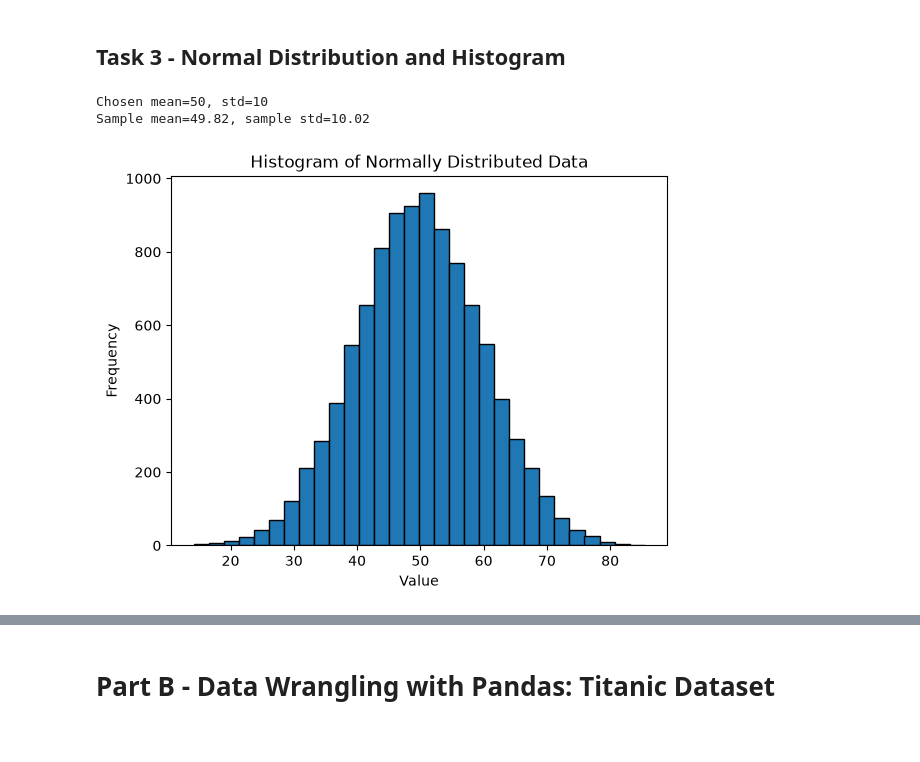
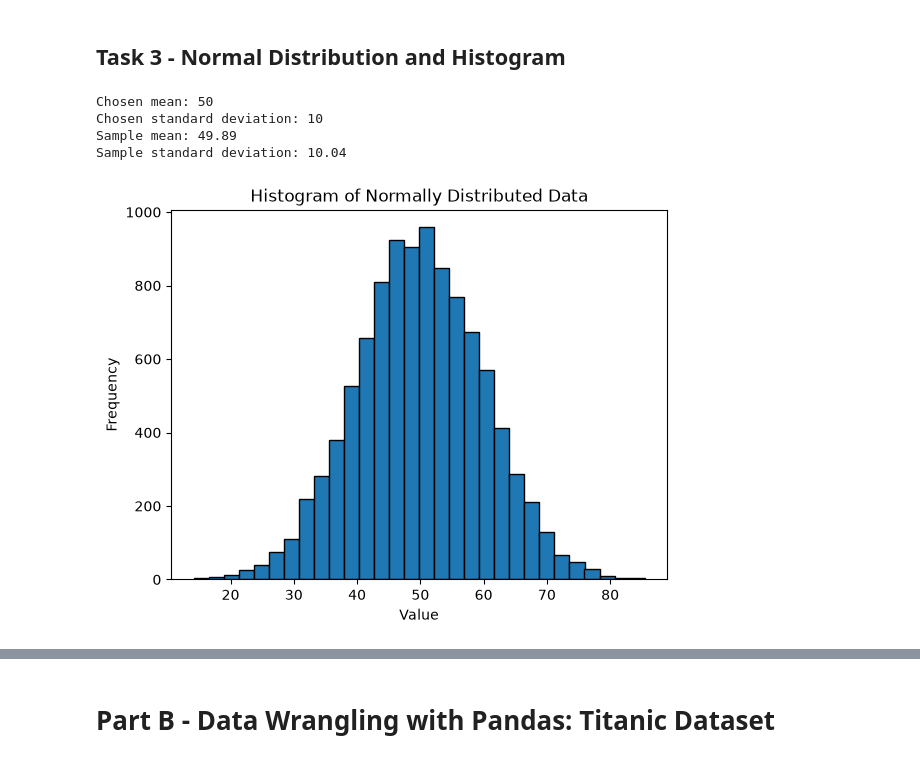
Before and after one commit to 202618064-dau/202618064_DS605, a Jupyter notebook: 202618064_LAB_002/202618064_LAB_002.ipynb, the cells around one changed output, grey strips where cells are left out. Cells and saved outputs as stored; diff of their text form; code cells hidden in the pictures.

```diff
--- a/202618064_LAB_002/202618064_LAB_002.ipynb
+++ b/202618064_LAB_002/202618064_LAB_002.ipynb
@@ -110,19 +231,33 @@ A @ A^-1:
 # %% [markdown]
 ## Task 3 - Normal Distribution and Histogram
 # %%
-mu, sigma = 50, 10  # chosen mean and std dev
+
+# Choose the parameters for the normal distribution
+mu = 50
+sigma = 10
+
+# Generate 10,000 random values from the normal distribution
 data = np.random.normal(mu, sigma, 10000)
 
+# Calculate the sample mean and sample standard deviation
 sample_mean = np.mean(data)
-sample_std = np.std(data)
-print(f"Chosen mean={mu}, std={sigma}")
-print(f"Sample mean={sample_mean:.2f}, sample std={sample_std:.2f}")
+sample_std = np.std(data, ddof=1)
 
-plt.hist(data, bins=30, edgecolor='black')
+print("Chosen mean:", mu)
+print("Chosen standard deviation:", sigma)
+
+print("Sample mean:", round(sample_mean, 2))
+print("Sample standard deviation:", round(sample_std, 2))
+
+# Plot the generated values as a histogram
+plt.hist(data, bins=30, edgecolor="black")
 plt.title("Histogram of Normally Distributed Data")
-plt.xlabel("Value"); plt.ylabel("Frequency")
+plt.xlabel("Value")
+plt.ylabel("Frequency")
 plt.show()
 # %% [output]
-Chosen mean=50, std=10
-Sample mean=49.82, sample std=10.02
+Chosen mean: 50
+Chosen standard deviation: 10
+Sample mean: 49.89
+Sample standard deviation: 10.04
-[figure, old version]
+[figure, new version]
```
Also changed, not shown: parts of 28 cells of this notebook, 1 other file.
